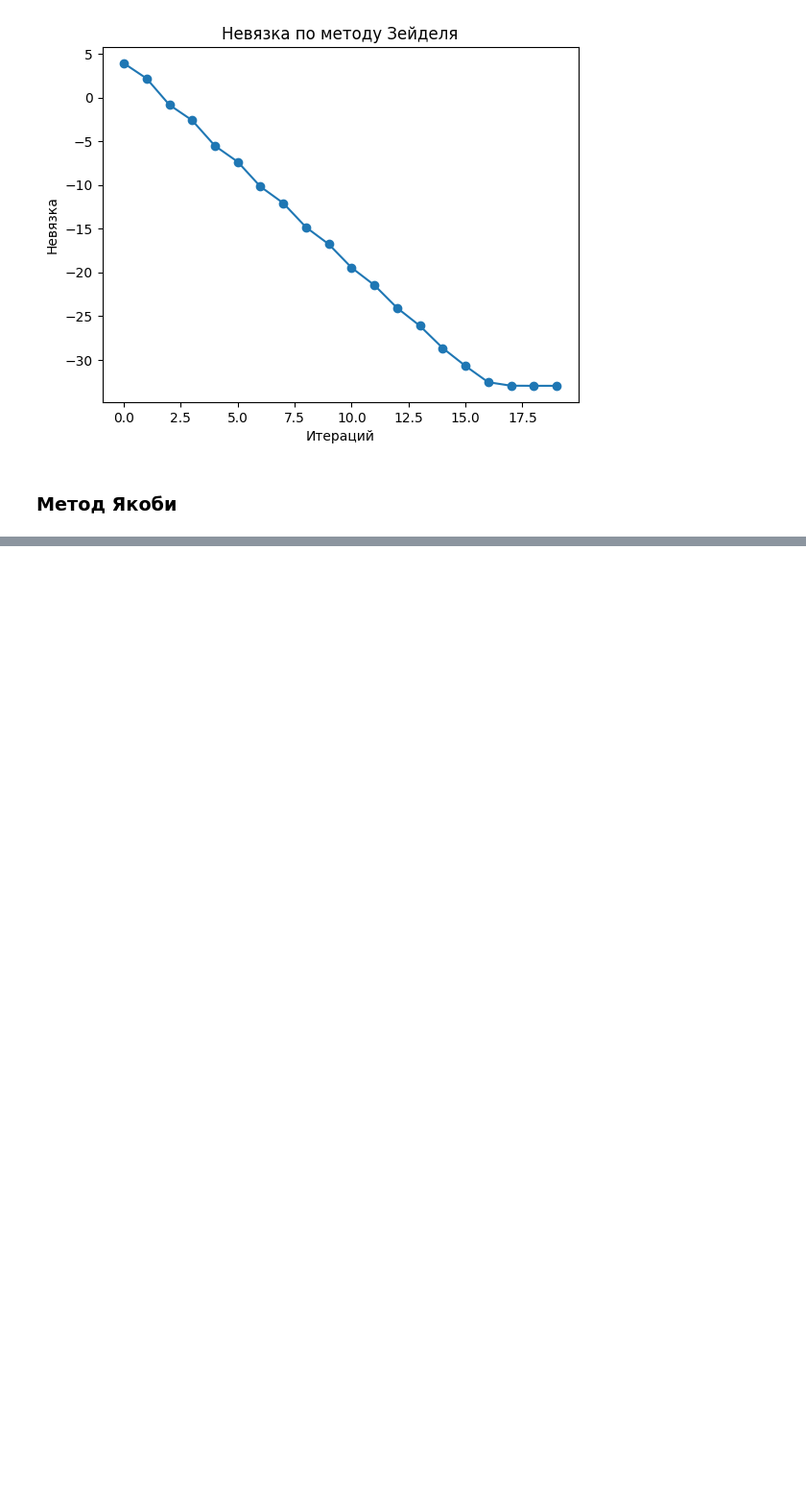
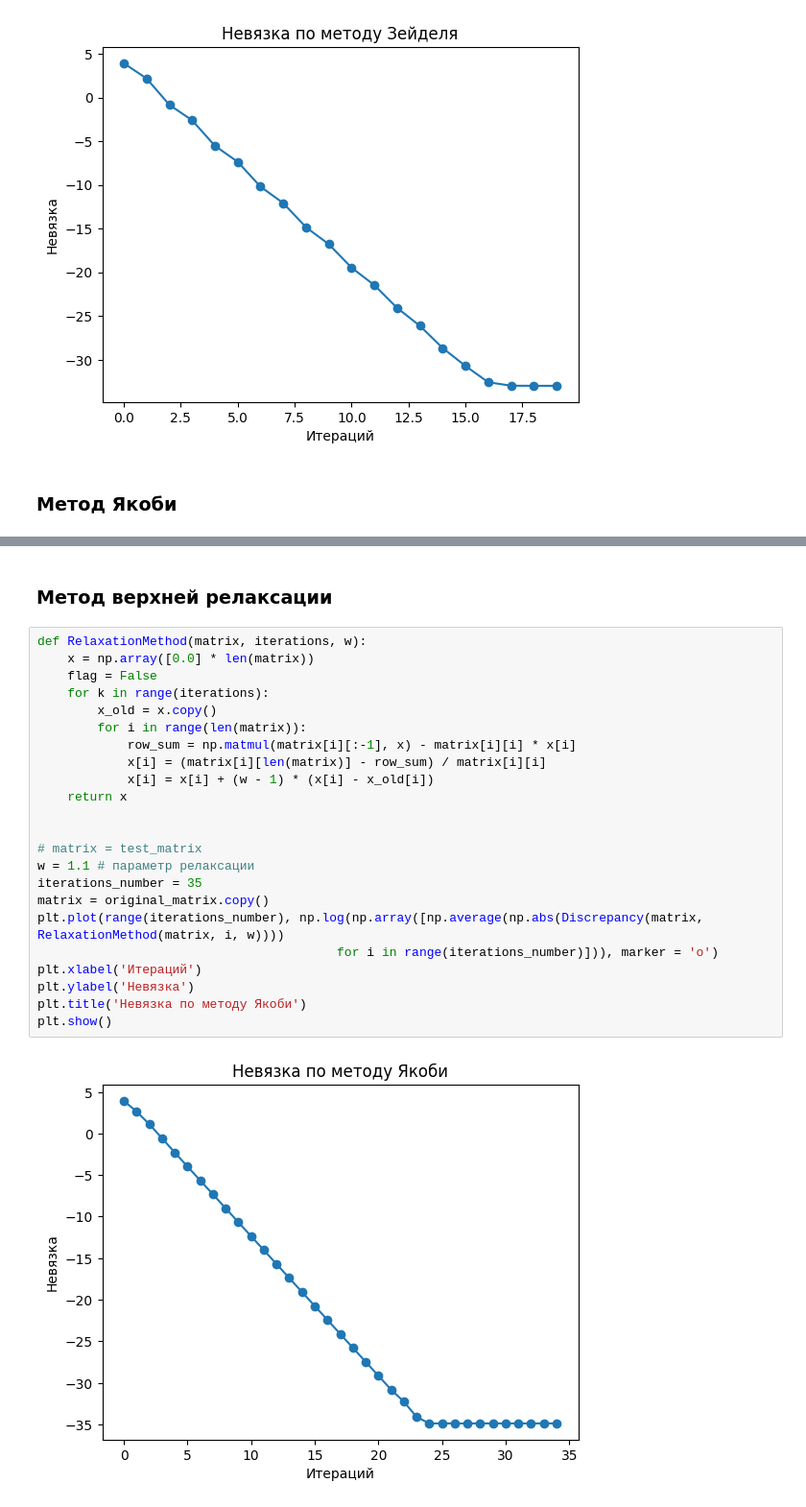
Before and after one commit to alexzhelyapov1/computational_mathematics, a Jupyter notebook: 2.ipynb, the cells around one changed output, grey strips where cells are left out. Shown at 96% size. Cells and saved outputs as stored; diff of their text form; blank space fills up the shorter version.

```diff
--- a/2.ipynb
+++ b/2.ipynb
@@ -297,0 +325,27 @@ plt.show()
+# %% [markdown]
+### Метод верхней релаксации
+# %%
+def RelaxationMethod(matrix, iterations, w):
+    x = np.array([0.0] * len(matrix))
+    flag = False
+    for k in range(iterations):
+        x_old = x.copy()
+        for i in range(len(matrix)):
+            row_sum = np.matmul(matrix[i][:-1], x) - matrix[i][i] * x[i]
+            x[i] = (matrix[i][len(matrix)] - row_sum) / matrix[i][i]
+            x[i] = x[i] + (w - 1) * (x[i] - x_old[i])
+    return x
+
+
+# matrix = test_matrix
+w = 1.1 # параметр релаксации
+iterations_number = 35
+matrix = original_matrix.copy()
+plt.plot(range(iterations_number), np.log(np.array([np.average(np.abs(Discrepancy(matrix, RelaxationMethod(matrix, i, w))))
+                                        for i in range(iterations_number)])), marker = 'o')
+plt.xlabel('Итераций')
+plt.ylabel('Невязка')
+plt.title('Невязка по методу Якоби')
+plt.show()
+# %% [output]
+[figure, added]
```
Also changed, not shown: parts of 5 cells of this notebook.
